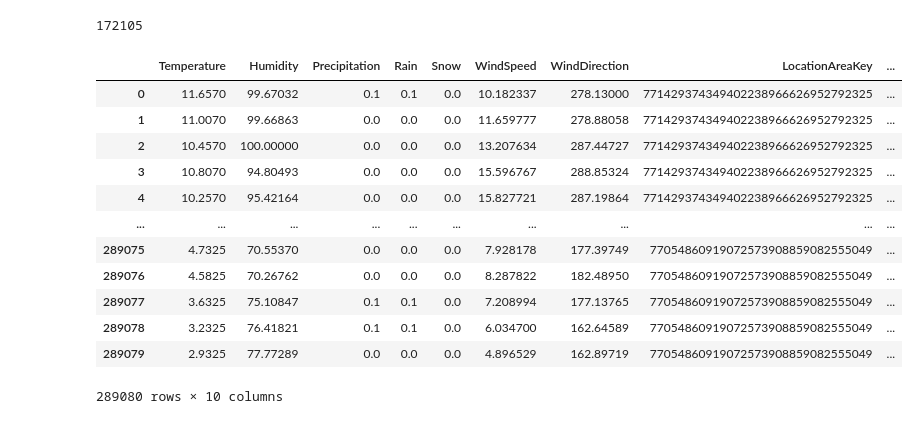
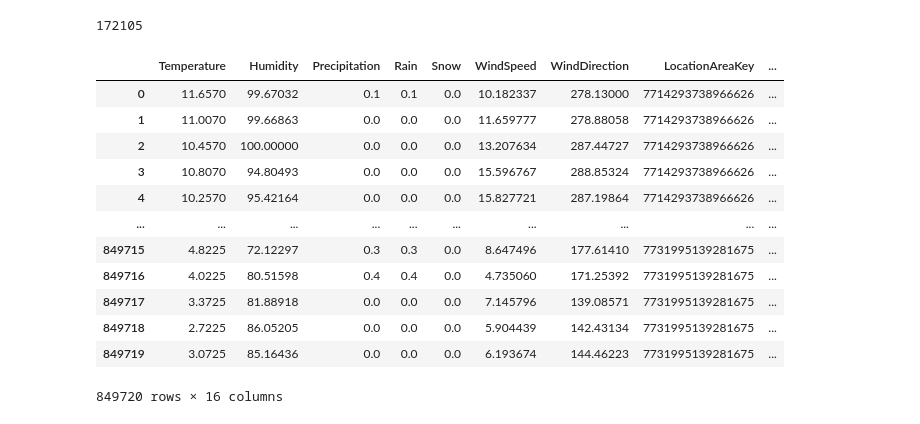
Before and after one commit to tymsoncyferki/vehicle-crashes-dwh, a Jupyter notebook: notebooks/merging_tests.ipynb, the cells around one changed output. Saved outputs shown, nothing was run; the diff lists cells and outputs as text; code cells hidden in the pictures.

```diff
--- a/notebooks/merging_tests.ipynb
+++ b/notebooks/merging_tests.ipynb
@@ -71,5 +27,3 @@ len(fact_vehicles)
 172105
 # %%
 all = fact_vehicles.merge(roaddim, left_on='RoadKey', right_on='RoadKey').merge(roaddim, left_on='CrossStreetKey', right_on='RoadKey')
-# %%
-pd.set_option('display.max_rows', None)
@@ -150,19 +37,19 @@ withloc = all.merge(location, on='LocationAreaKey')
 len(withloc)
 # %% [output]
 172105
-# %%
-weather
-# %% [output]
-|  | Temperature | Humidity | Precipitation | Rain | Snow | WindSpeed | WindDirection | LocationAreaKey | ... |
-| 0 | 11.6570 | 99.67032 | 0.1 | 0.1 | 0.0 | 10.182337 | 278.13000 | 771429374349402238966626952792325 | ... |
-| 1 | 11.0070 | 99.66863 | 0.0 | 0.0 | 0.0 | 11.659777 | 278.88058 | 771429374349402238966626952792325 | ... |
-| 2 | 10.4570 | 100.00000 | 0.0 | 0.0 | 0.0 | 13.207634 | 287.44727 | 771429374349402238966626952792325 | ... |
-| 3 | 10.8070 | 94.80493 | 0.0 | 0.0 | 0.0 | 15.596767 | 288.85324 | 771429374349402238966626952792325 | ... |
-| 4 | 10.2570 | 95.42164 | 0.0 | 0.0 | 0.0 | 15.827721 | 287.19864 | 771429374349402238966626952792325 | ... |
-| ... | ... | ... | ... | ... | ... | ... | ... | ... | ... |
-| 289075 | 4.7325 | 70.55370 | 0.0 | 0.0 | 0.0 | 7.928178 | 177.39749 | 77054860919072573908859082555049 | ... |
-| 289076 | 4.5825 | 70.26762 | 0.0 | 0.0 | 0.0 | 8.287822 | 182.48950 | 77054860919072573908859082555049 | ... |
-| 289077 | 3.6325 | 75.10847 | 0.1 | 0.1 | 0.0 | 7.208994 | 177.13765 | 77054860919072573908859082555049 | ... |
-| 289078 | 3.2325 | 76.41821 | 0.1 | 0.1 | 0.0 | 6.034700 | 162.64589 | 77054860919072573908859082555049 | ... |
-| 289079 | 2.9325 | 77.77289 | 0.0 | 0.0 | 0.0 | 4.896529 | 162.89719 | 77054860919072573908859082555049 | ... |
-289080 rows × 10 columns
+# %%
+weather.merge(location, on='LocationAreaKey')
+# %% [output]
+|  | Temperature | Humidity | Precipitation | Rain | Snow | WindSpeed | WindDirection | LocationAreaKey | ... |
+| 0 | 11.6570 | 99.67032 | 0.1 | 0.1 | 0.0 | 10.182337 | 278.13000 | 7714293738966626 | ... |
+| 1 | 11.0070 | 99.66863 | 0.0 | 0.0 | 0.0 | 11.659777 | 278.88058 | 7714293738966626 | ... |
+| 2 | 10.4570 | 100.00000 | 0.0 | 0.0 | 0.0 | 13.207634 | 287.44727 | 7714293738966626 | ... |
+| 3 | 10.8070 | 94.80493 | 0.0 | 0.0 | 0.0 | 15.596767 | 288.85324 | 7714293738966626 | ... |
+| 4 | 10.2570 | 95.42164 | 0.0 | 0.0 | 0.0 | 15.827721 | 287.19864 | 7714293738966626 | ... |
+| ... | ... | ... | ... | ... | ... | ... | ... | ... | ... |
+| 849715 | 4.8225 | 72.12297 | 0.3 | 0.3 | 0.0 | 8.647496 | 177.61410 | 7731995139281675 | ... |
+| 849716 | 4.0225 | 80.51598 | 0.4 | 0.4 | 0.0 | 4.735060 | 171.25392 | 7731995139281675 | ... |
+| 849717 | 3.3725 | 81.88918 | 0.0 | 0.0 | 0.0 | 7.145796 | 139.08571 | 7731995139281675 | ... |
+| 849718 | 2.7225 | 86.05205 | 0.0 | 0.0 | 0.0 | 5.904439 | 142.43134 | 7731995139281675 | ... |
+| 849719 | 3.0725 | 85.16436 | 0.0 | 0.0 | 0.0 | 6.193674 | 144.46223 | 7731995139281675 | ... |
+849720 rows × 16 columns
```
Also changed, not shown: parts of 21 cells of this notebook, 14 other files.
